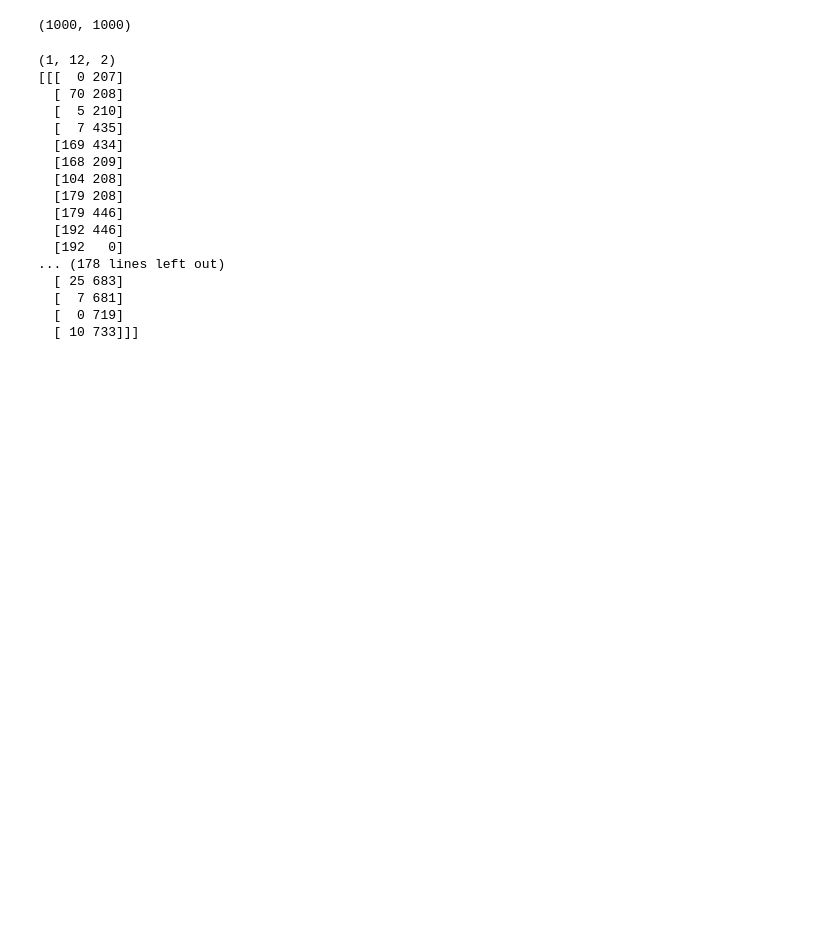
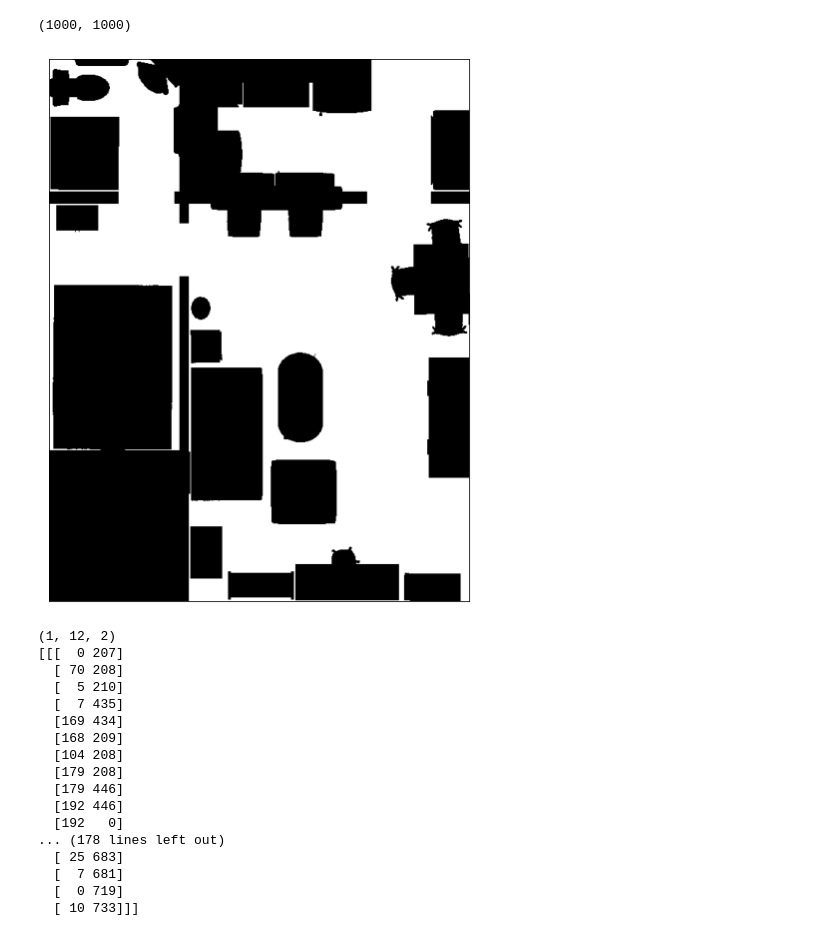
Before and after one commit to felipefelixarias/INDOORCA, a Jupyter notebook: tutorials/env_from_image.ipynb, the cells around one changed output. Saved outputs shown, nothing was run; the diff lists cells and outputs as text; code cells hidden in the pictures; blank space fills up the shorter version.

```diff
--- a/tutorials/env_from_image.ipynb
+++ b/tutorials/env_from_image.ipynb
@@ -38,6 +38,10 @@ _, reachable_trav_map = env.build_graph(env.map)
 # self._obstacles_polygons = self._get_obstacle_polygons(reachable_trav_map)
 # self.get_obstacles()
 # self._construct_obstacle_map()
+# %%
+display_binary_map(reachable_trav_map)
+# %% [output]
+[figure, added]
 # %%
 env._obstacles_polygons = env._get_obstacle_polygons(reachable_trav_map)
 # %%
```
Also changed, not shown: parts of 2 cells of this notebook, 4 other files.
